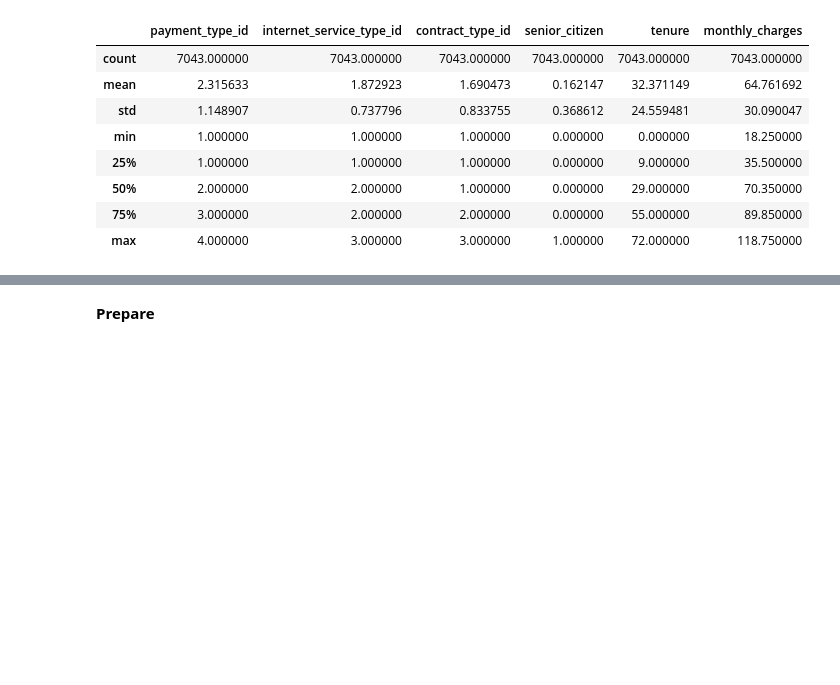
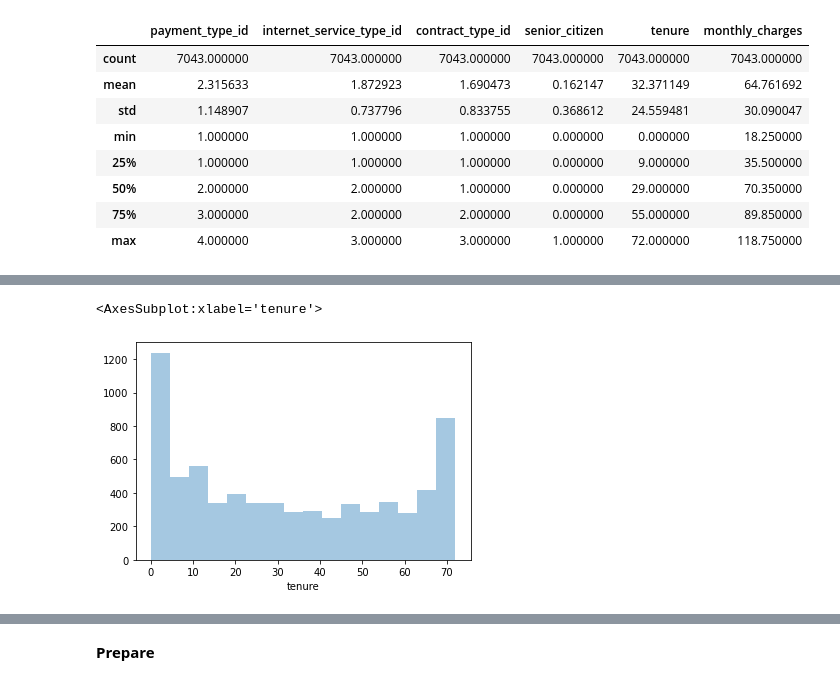
Before and after one commit to SLawsonWoods/Telco_Churn_Project, a Jupyter notebook: Telco_churn_presentation.ipynb, the cells around one changed output, grey strips where cells are left out. Drawn from its saved outputs; the diff is of its cells as text; code cells hidden in the pictures; blank space fills up the shorter version.

```diff
--- a/Telco_churn_presentation.ipynb
+++ b/Telco_churn_presentation.ipynb
@@ -95,0 +156,5 @@ df.describe()
+# %%
+sns.distplot( a=df["tenure"], hist=True, kde=False, rug=False )
+# %% [output]
+<AxesSubplot:xlabel='tenure'>
+[figure, added]
```
Also changed, not shown: parts of 65 cells of this notebook, 3 other files.
